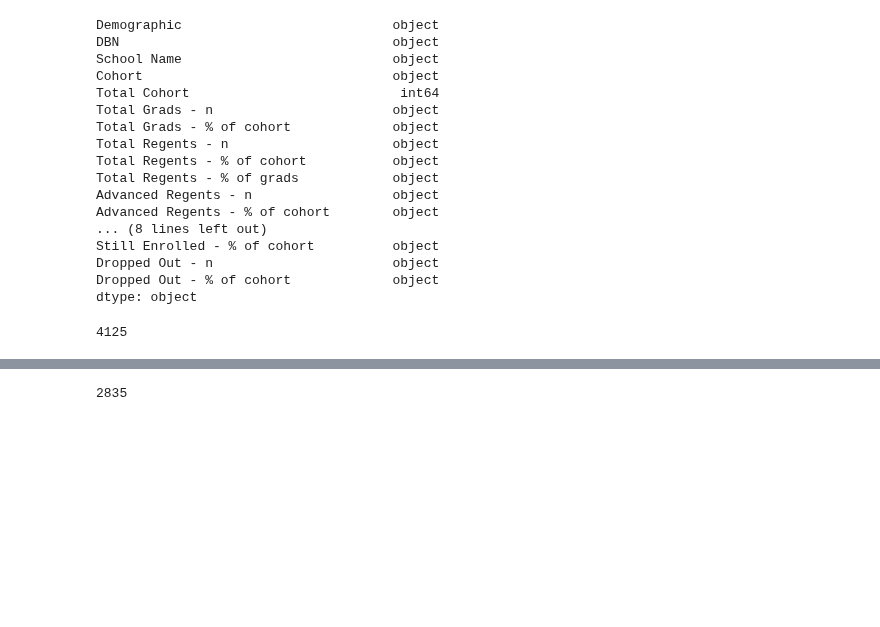
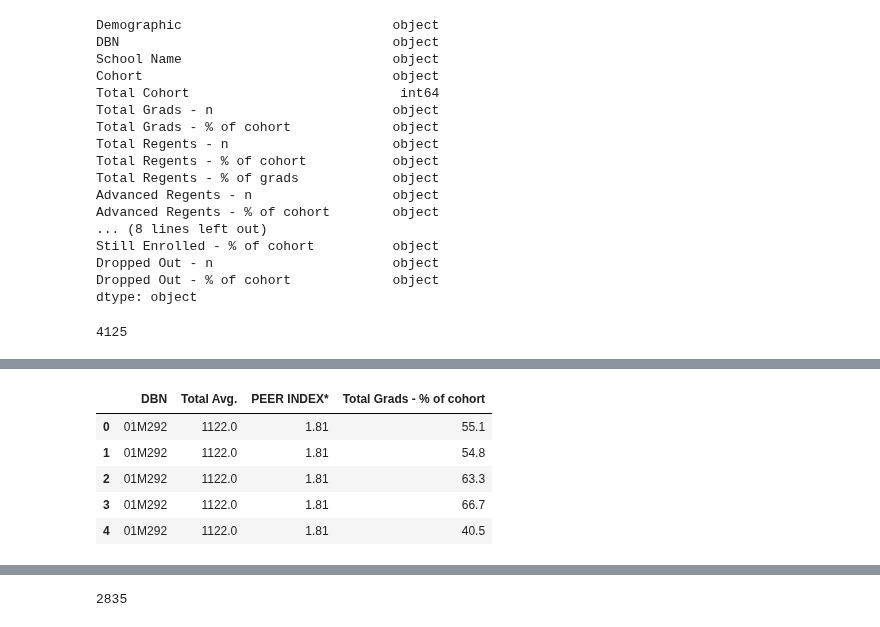
Before and after one commit to ckyko/CSC59970Project, a Jupyter notebook: school_scores.ipynb, the cells around one changed output, grey strips where cells are left out. Drawn from its saved outputs; the diff is of its cells as text; code cells hidden in the pictures; blank space fills up the shorter version.

```diff
--- a/school_scores.ipynb
+++ b/school_scores.ipynb
@@ -290,0 +321,10 @@ sub_sat.head()
+# %%
+sub_q3 = pd.merge(sub_sat_peer, sub_grad, how ='inner')
+sub_q3.head()
+# %% [output]
+|  | DBN | Total Avg. | PEER INDEX* | Total Grads - % of cohort |
+| 0 | 01M292 | 1122.0 | 1.81 | 55.1 |
+| 1 | 01M292 | 1122.0 | 1.81 | 54.8 |
+| 2 | 01M292 | 1122.0 | 1.81 | 63.3 |
+| 3 | 01M292 | 1122.0 | 1.81 | 66.7 |
+| 4 | 01M292 | 1122.0 | 1.81 | 40.5 |
```
Also changed, not shown: parts of 35 cells of this notebook.
